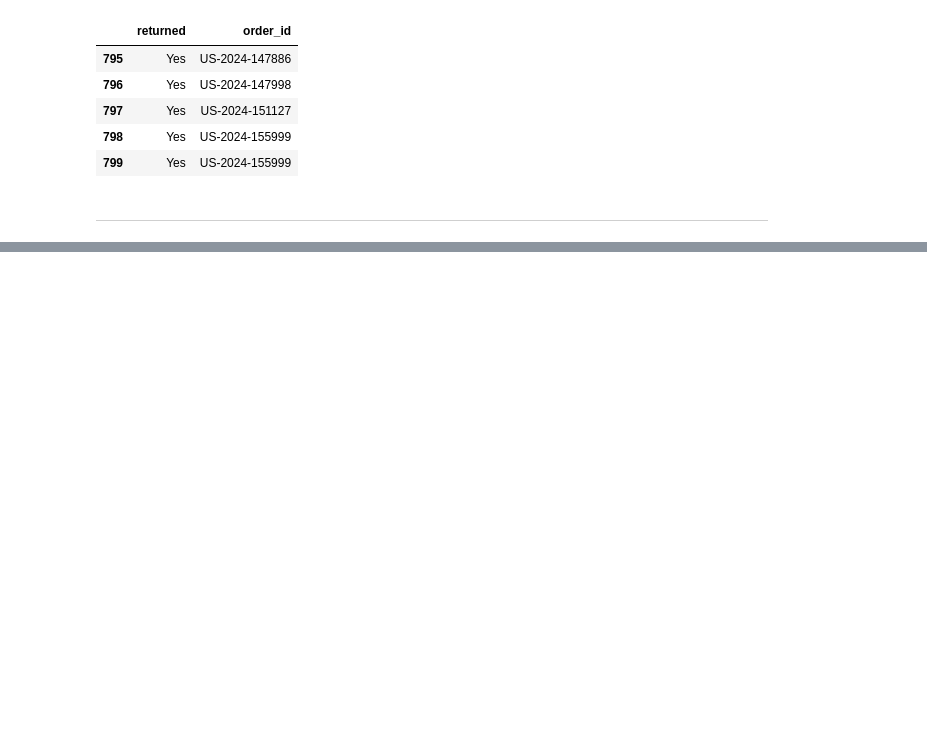
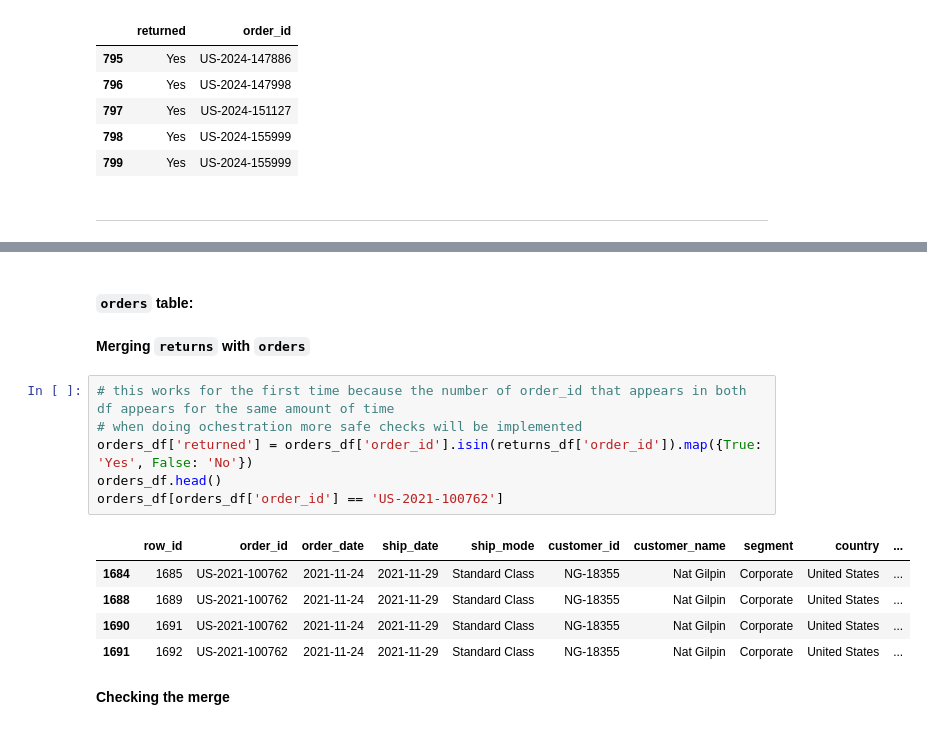
Before and after one commit to nacht29/Superstore-Analysis, a Jupyter notebook: Super-Store-Analysis.ipynb, the cells around one changed output, grey strips where cells are left out. Saved outputs shown, nothing was run; the diff lists cells and outputs as text; blank space fills up the shorter version.

````diff
--- a/Super-Store-Analysis.ipynb
+++ b/Super-Store-Analysis.ipynb
@@ -408,3 +413,21 @@ returns_df.tail()
 <img src="https://github.com/user-attachments/assets/99a8505b-cc9a-4d7d-96db-6410d922f0ee" alt="Image" width="800" height="450">
 
 This step splits data into smaller dataframe, which represent different tables in the schema.
+# %% [markdown]
+#### ```orders``` table:
+# %% [markdown]
+**Merging ```returns``` with ```orders```**
+# %%
+# this works for the first time because the number of order_id that appears in both df appears for the same amount of time
+# when doing ochestration more safe checks will be implemented
+orders_df['returned'] = orders_df['order_id'].isin(returns_df['order_id']).map({True: 'Yes', False: 'No'})
+orders_df.head()
+orders_df[orders_df['order_id'] == 'US-2021-100762']
+# %% [output]
+|  | row_id | order_id | order_date | ship_date | ship_mode | customer_id | customer_name | segment | country | ... |
+| 1684 | 1685 | US-2021-100762 | 2021-11-24 | 2021-11-29 | Standard Class | NG-18355 | Nat Gilpin | Corporate | United States | ... |
+| 1688 | 1689 | US-2021-100762 | 2021-11-24 | 2021-11-29 | Standard Class | NG-18355 | Nat Gilpin | Corporate | United States | ... |
+| 1690 | 1691 | US-2021-100762 | 2021-11-24 | 2021-11-29 | Standard Class | NG-18355 | Nat Gilpin | Corporate | United States | ... |
+| 1691 | 1692 | US-2021-100762 | 2021-11-24 | 2021-11-29 | Standard Class | NG-18355 | Nat Gilpin | Corporate | United States | ... |
+# %% [markdown]
+**Checking the merge**
````
Also changed, not shown: parts of 11 cells of this notebook.
